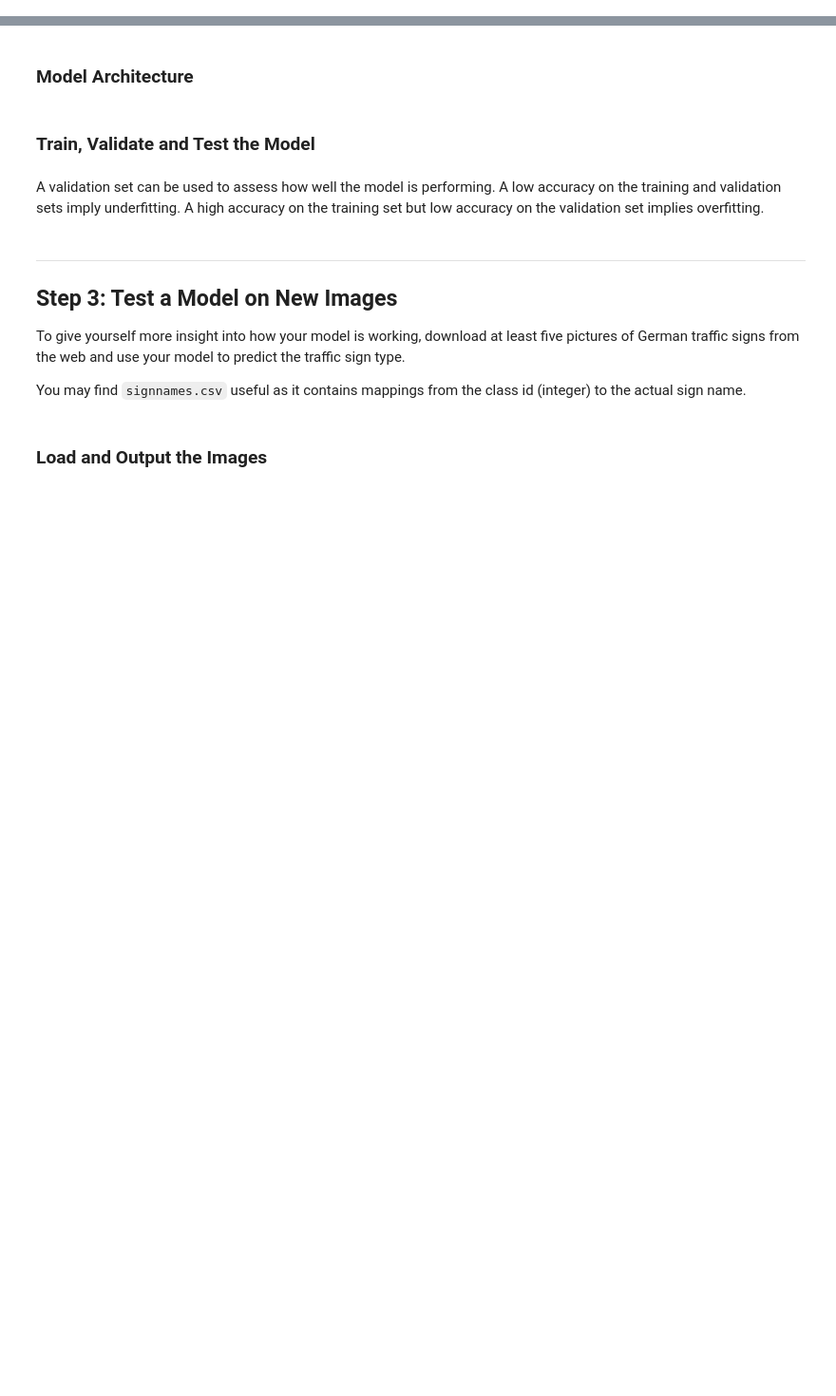
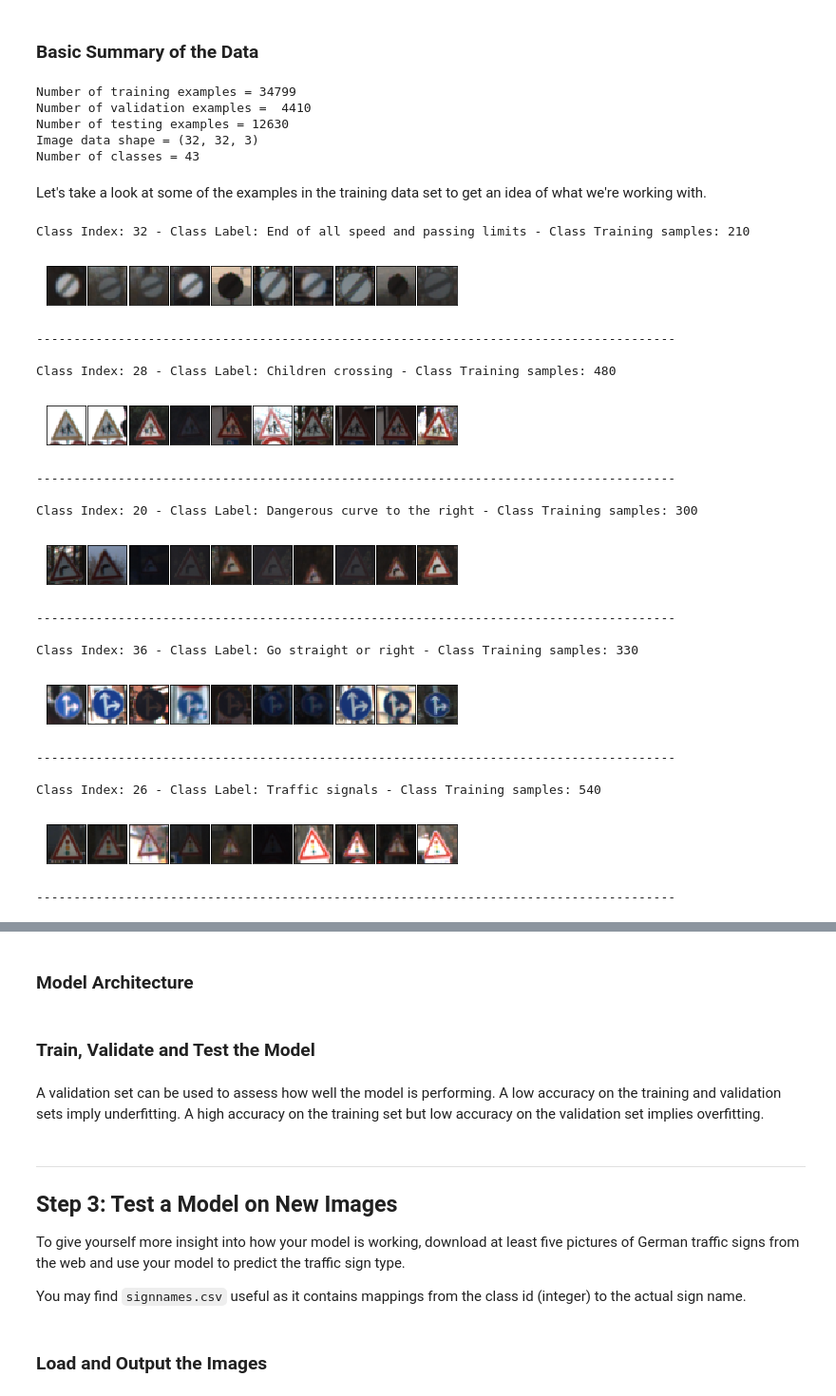
Before and after one commit to BVPhD/Udacity_SDC, a Jupyter notebook: COVNET_Road_Sign_Classifier/Traffic_Sign_Classifier.ipynb, the cells around one changed output, grey strips where cells are left out. Shown at 95% size. Saved outputs shown, nothing was run; the diff lists cells and outputs as text; code cells hidden in the pictures; blank space fills up the shorter version.

```diff
--- a/COVNET_Road_Sign_Classifier/Traffic_Sign_Classifier.ipynb
+++ b/COVNET_Road_Sign_Classifier/Traffic_Sign_Classifier.ipynb
@@ -119,16 +0,0 @@ X_collections = np.array(X_collections)
-# %%
-f, axs = plt.subplots(5,5,figsize=(50,50))
-f.tight_layout()
-
-for coll in range(5):
-    X_shuffle_coll = shuffle(X_collections[coll])
-    class_label = class_labels[class_labels.ClassId==coll].values[0,1]
-
-    idx = 0
-    for j in range(len(axs[0])):
-        if j == 0:
-            axs[coll][j].set_ylabel(class_label,fontsize='x-large')
-        axs[coll][j].imshow(X_shuffle_coll[idx],interpolation='none')
-        idx += 1
-
-plt.show();
@@ -222,0 +38,63 @@ Use the code cell (or multiple code cells, if necessary) to implement the first
+# %% [markdown]
+### Basic Summary of the Data
+# %%
+n_train = X_train.shape[0]
+n_validation = X_valid.shape[0]
+n_test = X_test.shape[0]
+image_shape = X_train.shape[1:]
+n_classes = len(np.unique(y_train))
+
+print("Number of training examples =", n_train)
+print("Number of validation examples = ", n_validation)
+print("Number of testing examples =", n_test)
+print("Image data shape =", image_shape)
+print("Number of classes =", n_classes)
+# %% [output]
+Number of training examples = 34799
+Number of validation examples =  4410
+Number of testing examples = 12630
+Image data shape = (32, 32, 3)
+Number of classes = 43
+# %% [markdown]
+Let's take a look at some of the examples in the training data set to get an idea of what we're working with.
+# %%
+# collecting images within the same classes
+X_collections = []
+
+for cls in range(n_classes):
+    X_collections.append(X_train[y_train == cls])
+# %%
+rand_class_sample = np.random.choice(range(len(X_collections)),5,replace=False)
+
+for cidx in rand_class_sample :
+    clab = class_labels.values[cidx,1]
+    print("Class Index: %i - Class Label: %s - Class Training samples: %i" % (cidx,clab,len(X_collections[cidx])))
+    fig = plt.figure(figsize = (6,1))
+    fig.subplots_adjust(left = 0, right = 1, bottom = 0, top = 1, hspace = 0.05, wspace = 0.05)
+    ridx = np.random.choice(range(len(X_collections[cidx])),10,replace=False)
+    collection = X_collections[cidx][ridx]
+    for i in range(10):
+        axis = fig.add_subplot(1, 10, i + 1, xticks=[], yticks=[])
+        axis.imshow(collection[i])
+    plt.show()
+    print("--------------------------------------------------------------------------------------\n")
+# %% [output]
+Class Index: 32 - Class Label: End of all speed and passing limits - Class Training samples: 210
+[figure, added]
+--------------------------------------------------------------------------------------
+
+Class Index: 28 - Class Label: Children crossing - Class Training samples: 480
+[figure, added]
+--------------------------------------------------------------------------------------
+
+Class Index: 20 - Class Label: Dangerous curve to the right - Class Training samples: 300
+[figure, added]
+--------------------------------------------------------------------------------------
+
+Class Index: 36 - Class Label: Go straight or right - Class Training samples: 330
+[figure, added]
+--------------------------------------------------------------------------------------
+
+Class Index: 26 - Class Label: Traffic signals - Class Training samples: 540
+[figure, added]
+--------------------------------------------------------------------------------------
```
Also changed, not shown: parts of 66 cells of this notebook.
